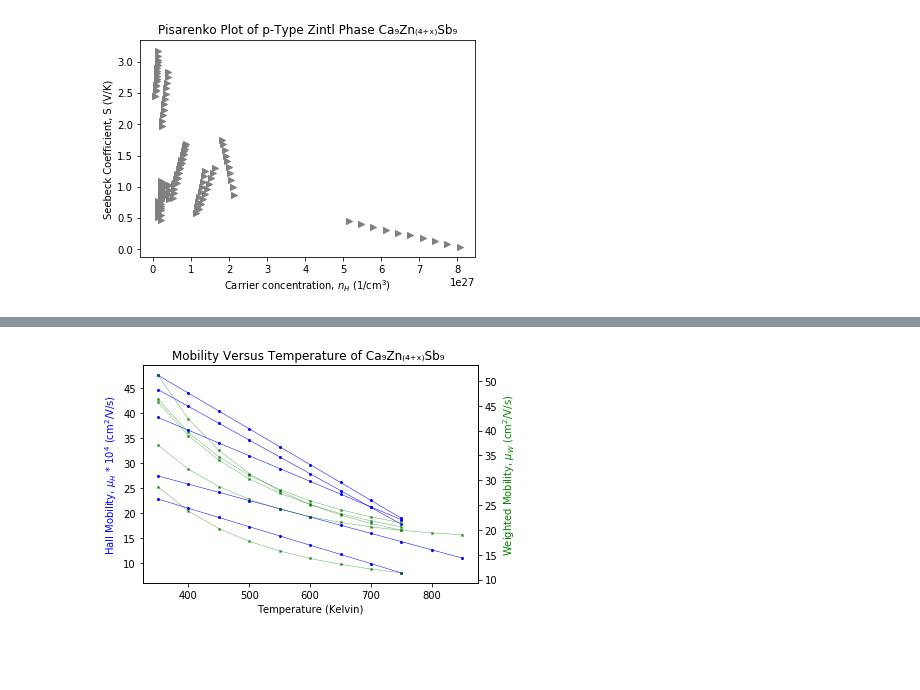
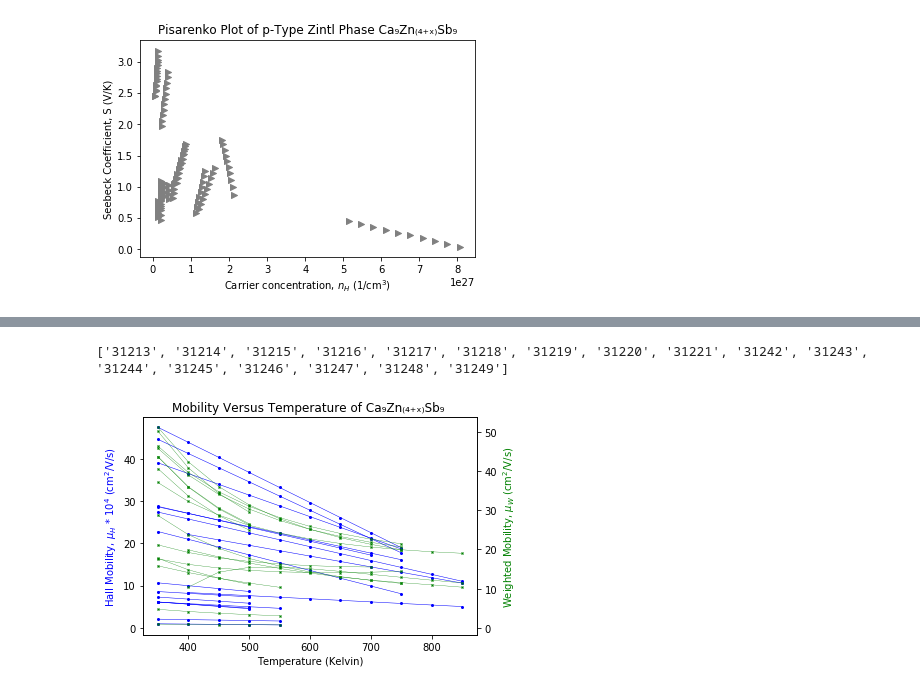
Before and after one commit to RamyaGuru/STD2_EffMass, a Jupyter notebook: WeightedMobilityAPRGMT.ipynb, the cells around one changed output, grey strips where cells are left out. Drawn from its saved outputs; the diff is of its cells as text; code cells hidden in the pictures; blank space fills up the shorter version.

Commit message:
Sample IDS no longer hard-coded. Code runs on a couple input scripts

```diff
--- a/WeightedMobilityAPRGMT.ipynb
+++ b/WeightedMobilityAPRGMT.ipynb
@@ -168,10 +172,15 @@ undefined
 # Pisarenko Plots
 # S dec w/ nH dec cuz metal becomes more metallic
 # carr conc inc w/ T, S dec w/ T
-list = ['31213', '31214', '31215', '31216', '31217']
-composition = new_data['31213']['Temperature'].to_numpy()
-print(composition)
-for i in list:
+'''
+Added by Ramya: Get list of sample IDs in the new_data
+Note: be careful not to name variables "list" because this is
+a keyword in Python that shouldn't be overwritten
+'''
+sid_list = list(new_data.keys()) #To understand this syntax, look up "python dictionaries"
+T_list = new_data[sid_list[0]]['Temperature'].to_numpy()
+print(T_list)
+for i in sid_list:
     x10 = new_data[i]['Carrier concentration'].to_numpy() #units of V/K
     y10 = new_data[i]['Seebeck coefficient'].to_numpy() * 1e4 #units of Ohm*m
     plt.figure()
@@ -194,35 +210,37 @@ for i in list:
 # %%
 #old
 # Weighted Mobility Plots (double axes)
 
 #colors
 
-items = ['31213', '31214', '31215', '31216', '31217']
+items = list(new_data.keys())
+print(items)
 darkcol = ['firebrick', 'orange', 'green', 'navy', 'purple' ]
 lightcol = ['red', 'yellow', 'lime', 'cyan', 'magenta']
 fig, ax4 = plt.subplots()
 ax5 = ax4.twinx()
 
 for i in items:
     x = new_data[i]['Temperature'].to_numpy()
     a = new_data[i]['Carrier mobility'].to_numpy() *1e4
     b = new_data[i]['Weighted mobility'].to_numpy()
 
     ax4.plot(x, a, 'blue', marker = 'o', linewidth=0.5, markersize=2)
     ax5.plot(x, b, 'green', marker = 'x', linewidth = 0.3, markersize=2)
 
     ax4.set_xlabel('Temperature (Kelvin)')
     ax4.set_ylabel('Hall Mobility, $\mu_H$ * 10$^4$ (cm$^2$/V/s)', color = 'blue')
     ax5.set_ylabel('Weighted Mobility, $\mu_W$ (cm$^2$/V/s) ', color = 'green')
     plt.title('Mobility Versus Temperature of Ca₉Zn₍₄₊ₓ₎Sb₉ ')
 plt.show()
 
 # hall are warm colors
 # weighted are cold
 # send plots for comments
 # check trends, read paper (linearity)
 # %% [output]
+['31213', '31214', '31215', '31216', '31217', '31218', '31219', '31220', '31221', '31242', '31243', '31244', '31245', '31246', '31247', '31248', '31249']
-[figure, old version]
+[figure, new version]
 # %%
 # Weighted Mobility Plots (double axes)
 
```
Also changed, not shown: parts of 9 cells of this notebook.
